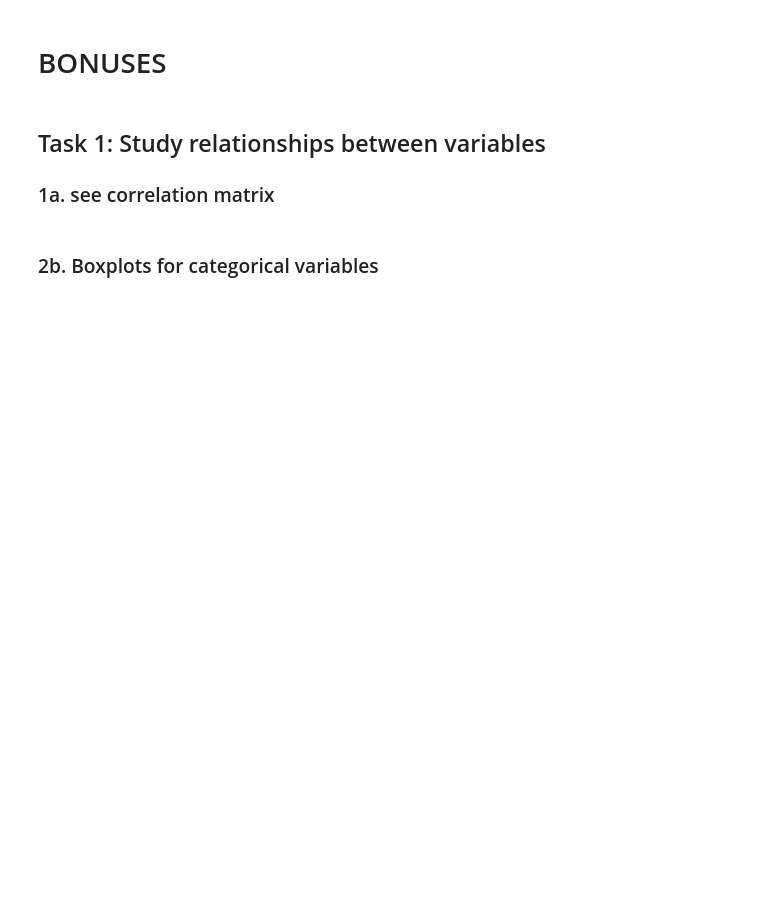
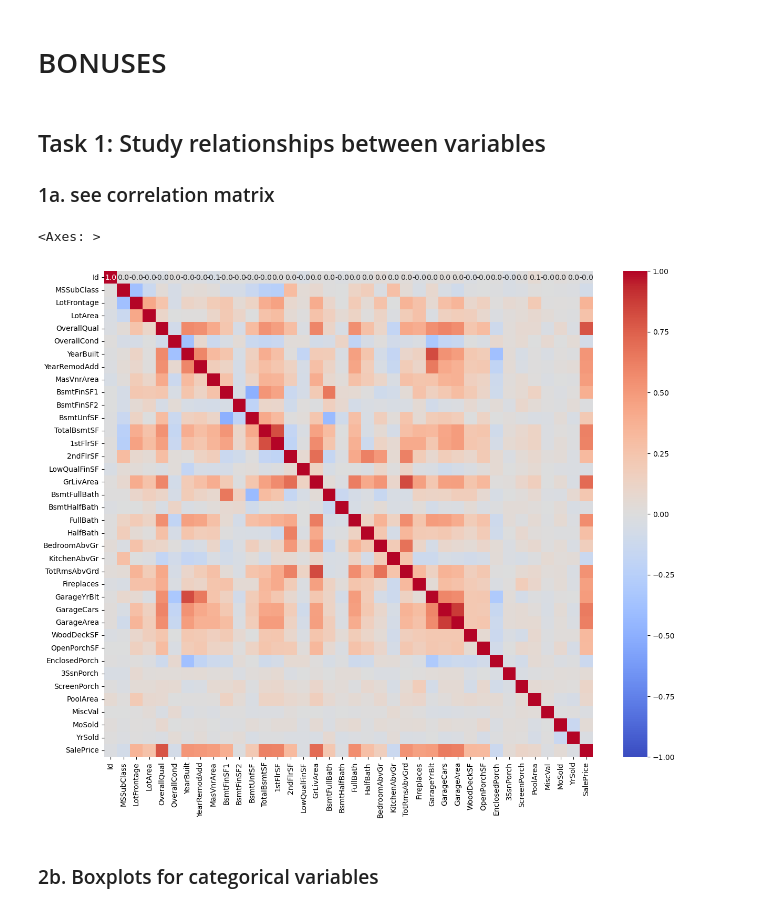
Before and after one commit to dominik-sv/Data-Processing-in-Python, a Jupyter notebook: 05_week/05_Seminar_Pandas_empty.ipynb, the cells around one changed output. Cells and saved outputs as stored; diff of their text form; code cells hidden in the pictures; blank space fills up the shorter version.

```diff
--- a/05_week/05_Seminar_Pandas_empty.ipynb
+++ b/05_week/05_Seminar_Pandas_empty.ipynb
@@ -295,5 +310,13 @@ array(['Pave'], dtype=object)
 ## Task 1: Study relationships between variables
 
 ### 1a. see correlation matrix
+# %%
+plt.subplots(1, 1, figsize = (15, 12))
+df_corr = df[quantitative_columns].corr()
+df_corr
+sns.heatmap(df_corr, vmin=-1, cmap="coolwarm", annot=True, fmt="0.1f")
+# %% [output]
+<Axes: >
+[figure, added]
 # %% [markdown]
 ### 2b. Boxplots for categorical variables
```
Also changed, not shown: parts of 6 cells of this notebook, 1 other file.
